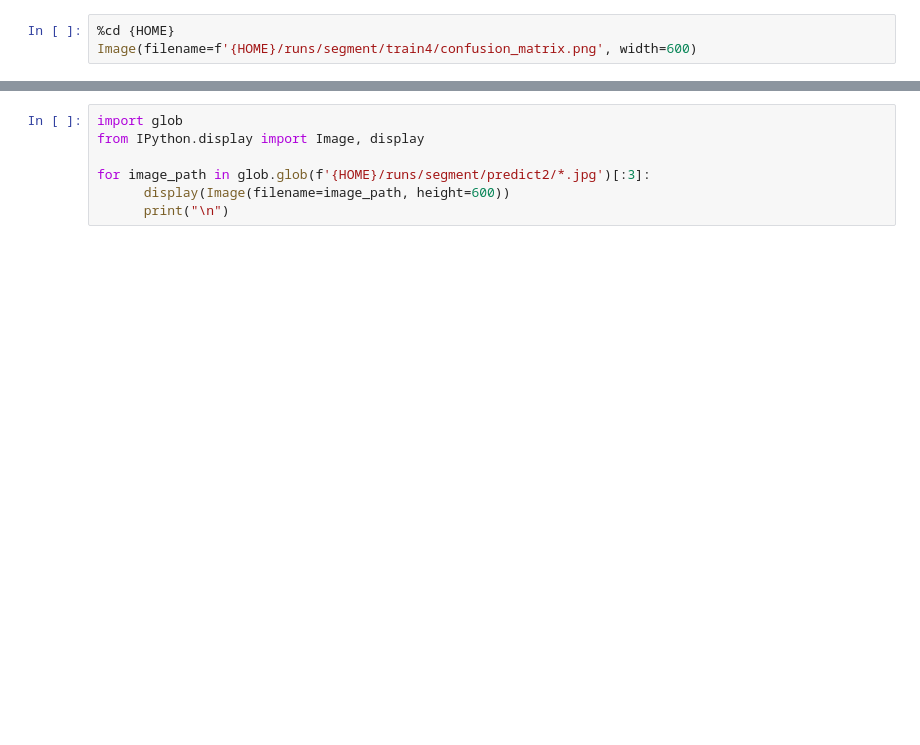
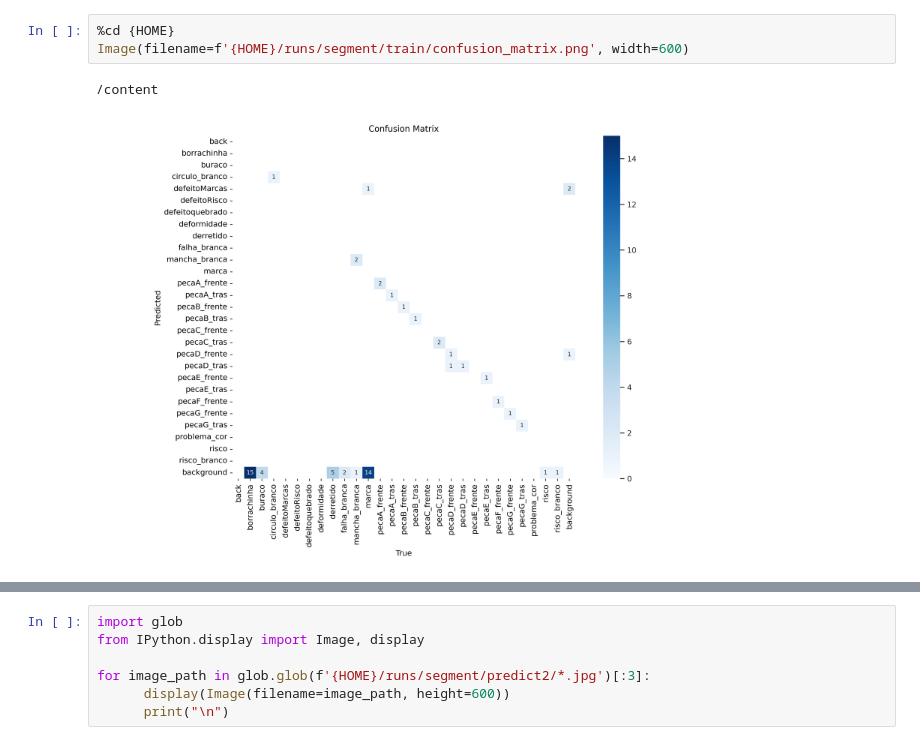
Before and after one commit to Pedro-IFC/Deteccao-de-falhas-em-pecas, a Jupyter notebook: train_yolov8_instance_segmentation_on_custom_dataset.ipynb, the cells around one changed output, grey strips where cells are left out. Saved outputs shown, nothing was run; the diff lists cells and outputs as text; blank space fills up the shorter version.

```diff
--- a/train_yolov8_instance_segmentation_on_custom_dataset.ipynb
+++ b/train_yolov8_instance_segmentation_on_custom_dataset.ipynb
@@ -55,5 +90,8 @@ dataset = version.download("yolov8")
 # %%
 %cd {HOME}
-Image(filename=f'{HOME}/runs/segment/train4/confusion_matrix.png', width=600)
+Image(filename=f'{HOME}/runs/segment/train/confusion_matrix.png', width=600)
+# %% [output]
+/content
+[figure, added]
 # %%
 %cd {HOME}
```
Also changed, not shown: parts of 12 cells of this notebook.
